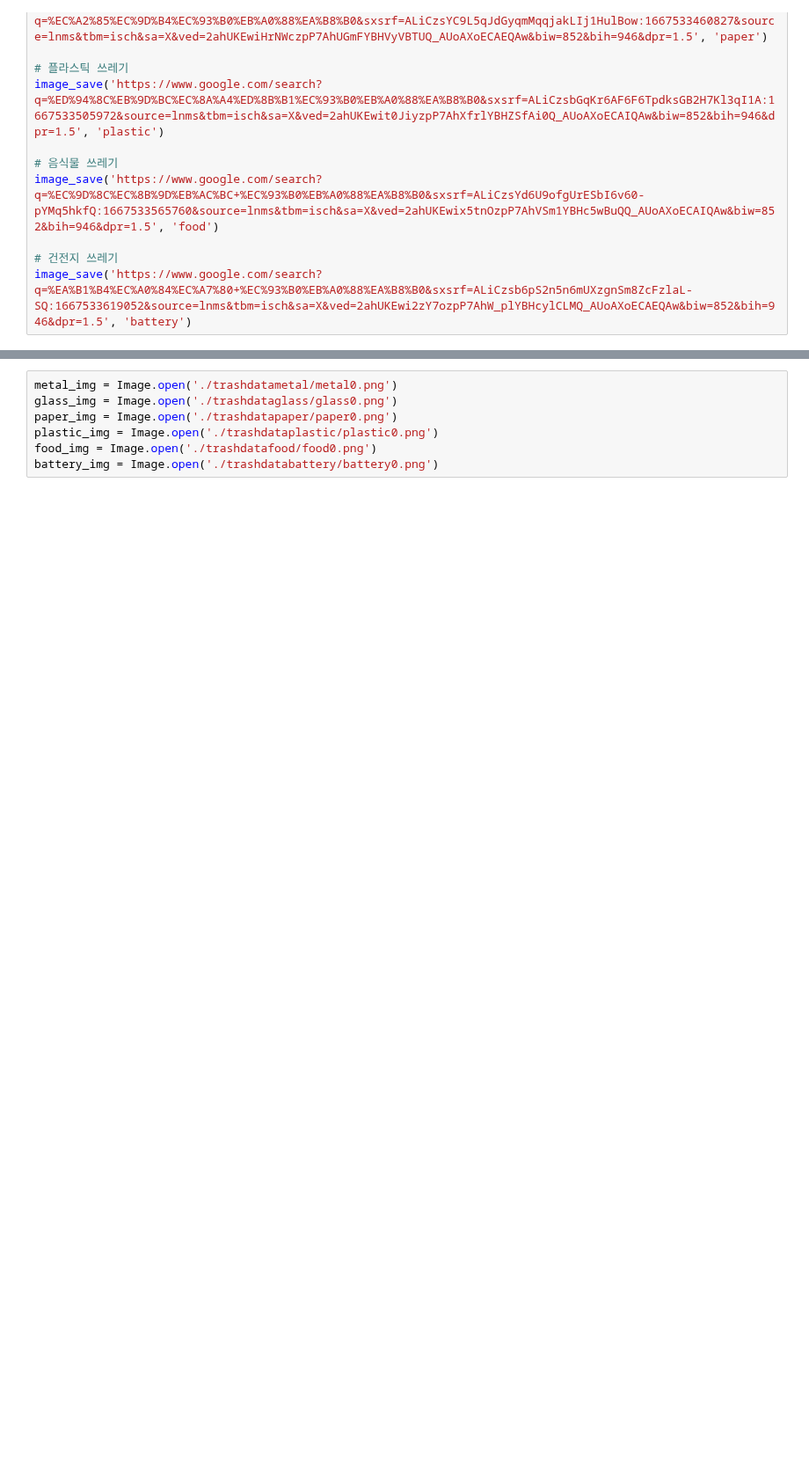
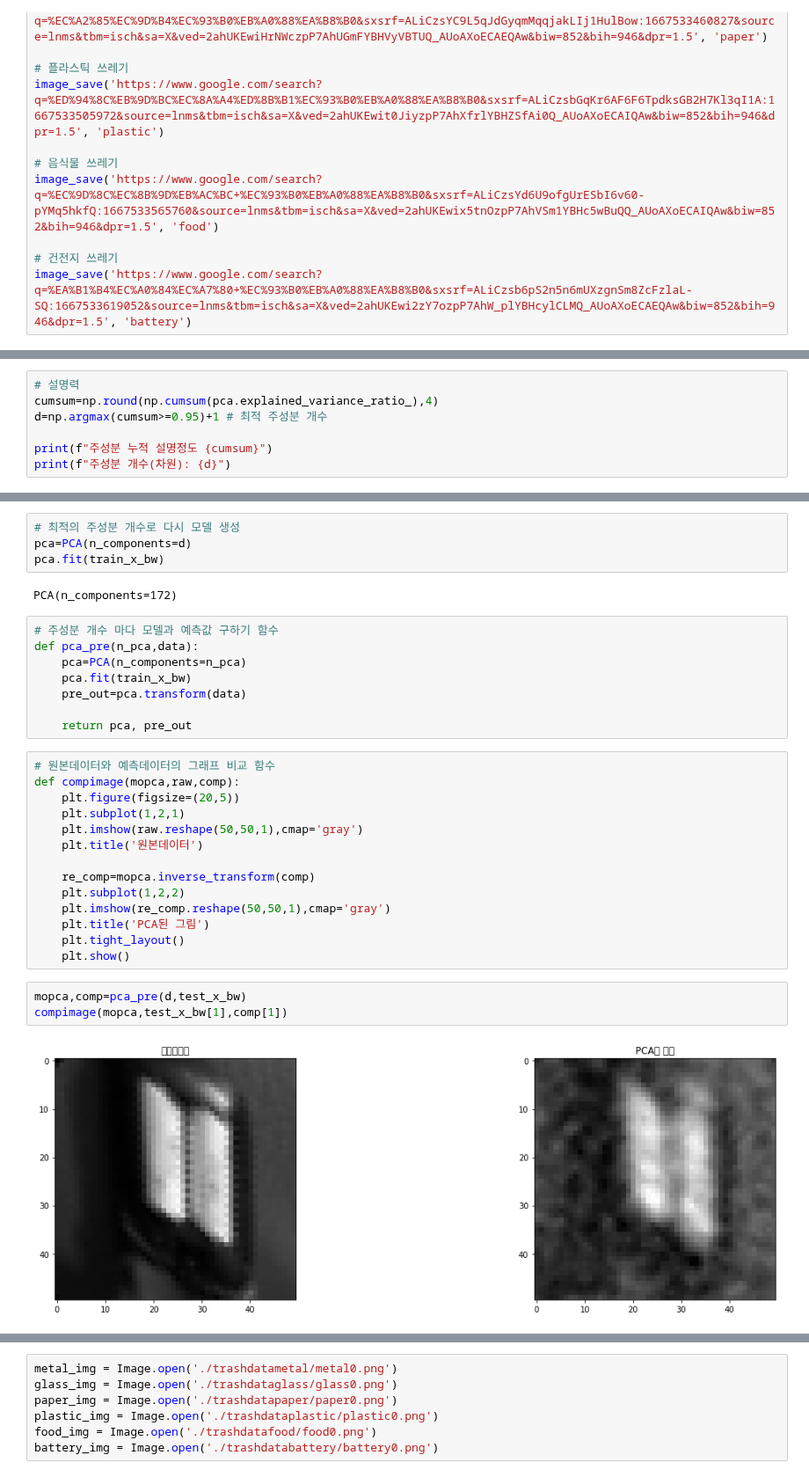
Before and after one commit to HoJin1014/KNU-BIGDATA-study, a Jupyter notebook: livingrab3/trash.ipynb, the cells around one changed output, grey strips where cells are left out. Shown at 88% size. Cells and saved outputs as stored; diff of their text form; blank space fills up the shorter version.

```diff
--- a/livingrab3/trash.ipynb
+++ b/livingrab3/trash.ipynb
@@ -339,0 +420,7 @@ target_df
+# %%
+# 설명력
+cumsum=np.round(np.cumsum(pca.explained_variance_ratio_),4)
+d=np.argmax(cumsum>=0.95)+1 # 최적 주성분 개수
+
+print(f"주성분 누적 설명정도 {cumsum}")
+print(f"주성분 개수(차원): {d}")
@@ -339,0 +455,33 @@ target_df
+# %%
+# 최적의 주성분 개수로 다시 모델 생성
+pca=PCA(n_components=d)
+pca.fit(train_x_bw)
+# %% [output]
+PCA(n_components=172)
+# %%
+# 주성분 개수 마다 모델과 예측값 구하기 함수
+def pca_pre(n_pca,data):
+    pca=PCA(n_components=n_pca)
+    pca.fit(train_x_bw)
+    pre_out=pca.transform(data)
+
+    return pca, pre_out
+# %%
+# 원본데이터와 예측데이터의 그래프 비교 함수
+def compimage(mopca,raw,comp):
+    plt.figure(figsize=(20,5))
+    plt.subplot(1,2,1)
+    plt.imshow(raw.reshape(50,50,1),cmap='gray')
+    plt.title('원본데이터')
+
+    re_comp=mopca.inverse_transform(comp)
+    plt.subplot(1,2,2)
+    plt.imshow(re_comp.reshape(50,50,1),cmap='gray')
+    plt.title('PCA된 그림')
+    plt.tight_layout()
+    plt.show()
+# %%
+mopca,comp=pca_pre(d,test_x_bw)
+compimage(mopca,test_x_bw[1],comp[1])
+# %% [output]
+[figure, added]
```
Also changed, not shown: parts of 83 cells of this notebook.
